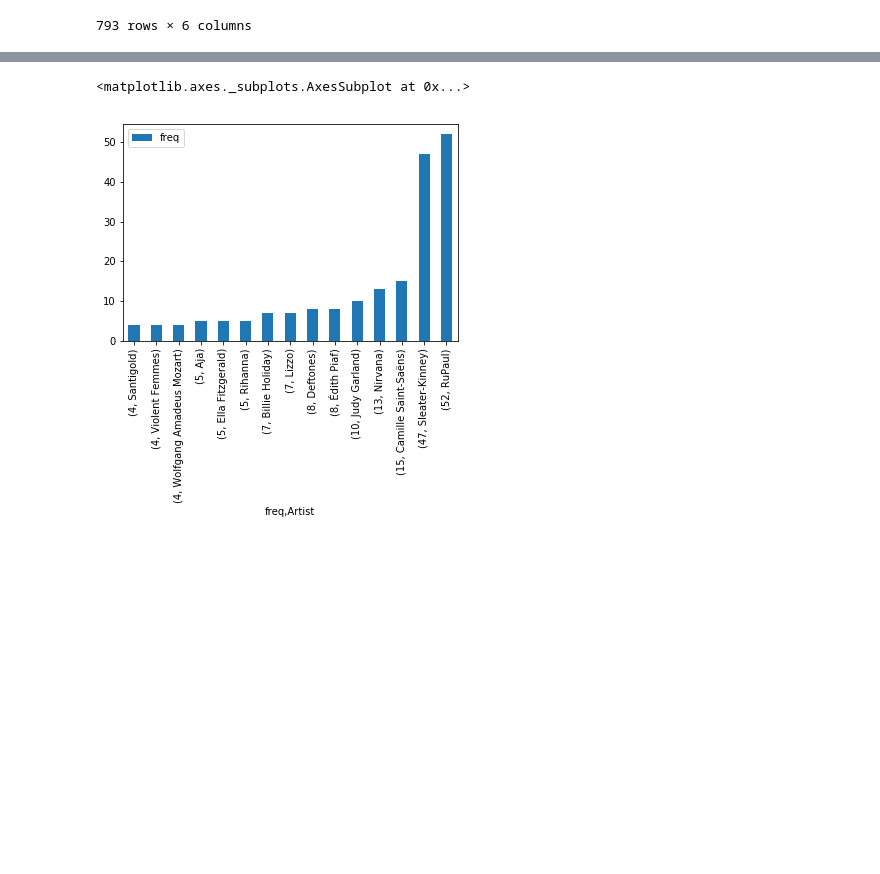
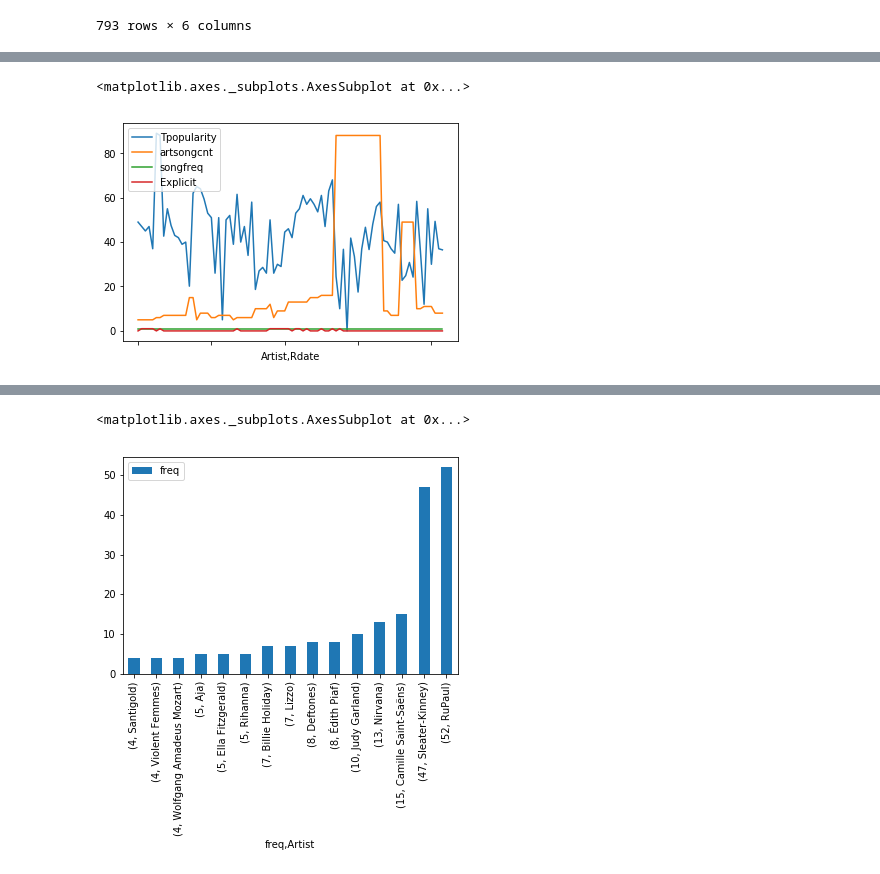
Before and after one commit to mxayon/statipy, a Jupyter notebook: explore.ipynb, the cells around one changed output, grey strips where cells are left out. Drawn from its saved outputs; the diff is of its cells as text; code cells hidden in the pictures; blank space fills up the shorter version.

```diff
--- a/explore.ipynb
+++ b/explore.ipynb
@@ -135,0 +107,2 @@ See the caveats in the documentation: http://pandas.pydata.org/pandas-docs/stabl
+# %%
+statipy_df['songfreq'] = statipy_df.groupby('Track')['Track'].transform('count')
@@ -137,0 +301,5 @@ artfreq = singles.groupby(['freq', 'Artist'])[['freq']].count()
+# %%
+topartcnt_singles.plot.line()
+# %% [output]
+<matplotlib.axes._subplots.AxesSubplot at 0x...>
+[figure, added]
```
Also changed, not shown: parts of 34 cells of this notebook.
